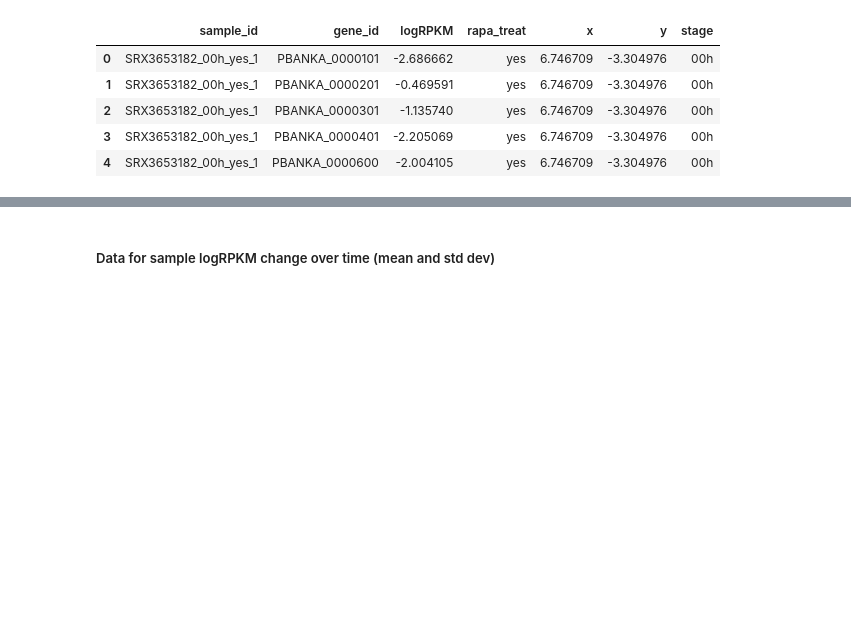
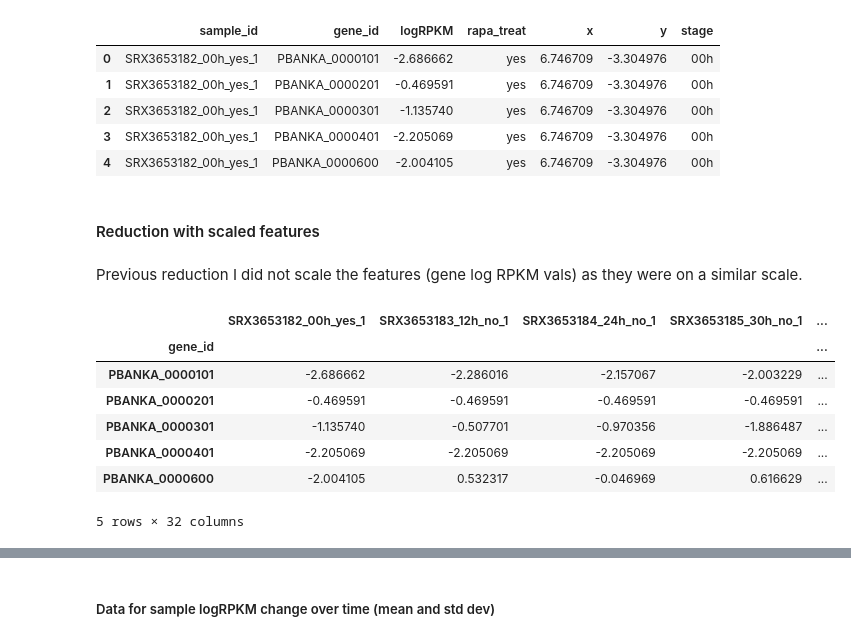
Before and after one commit to madden1706/Kent2018_GametocyteDev, a Jupyter notebook: scripts/UMAP_Visualizations.ipynb, the cells around one changed output, grey strips where cells are left out. Drawn from its saved outputs; the diff is of its cells as text; code cells hidden in the pictures; blank space fills up the shorter version.

```diff
--- a/scripts/UMAP_Visualizations.ipynb
+++ b/scripts/UMAP_Visualizations.ipynb
@@ -380,3 +380,21 @@ data2.head()
 | 2 | SRX3653182_00h_yes_1 | PBANKA_0000301 | -1.135740 | yes | 6.746709 | -3.304976 | 00h |
 | 3 | SRX3653182_00h_yes_1 | PBANKA_0000401 | -2.205069 | yes | 6.746709 | -3.304976 | 00h |
 | 4 | SRX3653182_00h_yes_1 | PBANKA_0000600 | -2.004105 | yes | 6.746709 | -3.304976 | 00h |
+# %% [markdown]
+#### Reduction with scaled features
+# %% [markdown]
+Previous reduction I did not scale the features (gene log RPKM vals) as they were on a similar scale.
+# %%
+scaled_genes_umap = genes_umap.copy()
+scaled_genes_umap = scaled_genes_umap.drop(['x', 'y'], axis=1)
+scaled_genes_umap = scaled_genes_umap.set_index(['gene_id'])
+scaled_genes_umap.head()
+# %% [output]
+|  | SRX3653182_00h_yes_1 | SRX3653183_12h_no_1 | SRX3653184_24h_no_1 | SRX3653185_30h_no_1 | ... |
+| gene_id |  |  |  |  | ... |
+| PBANKA_0000101 | -2.686662 | -2.286016 | -2.157067 | -2.003229 | ... |
+| PBANKA_0000201 | -0.469591 | -0.469591 | -0.469591 | -0.469591 | ... |
+| PBANKA_0000301 | -1.135740 | -0.507701 | -0.970356 | -1.886487 | ... |
+| PBANKA_0000401 | -2.205069 | -2.205069 | -2.205069 | -2.205069 | ... |
+| PBANKA_0000600 | -2.004105 | 0.532317 | -0.046969 | 0.616629 | ... |
+5 rows × 32 columns
```
Also changed, not shown: parts of 6 cells of this notebook.
